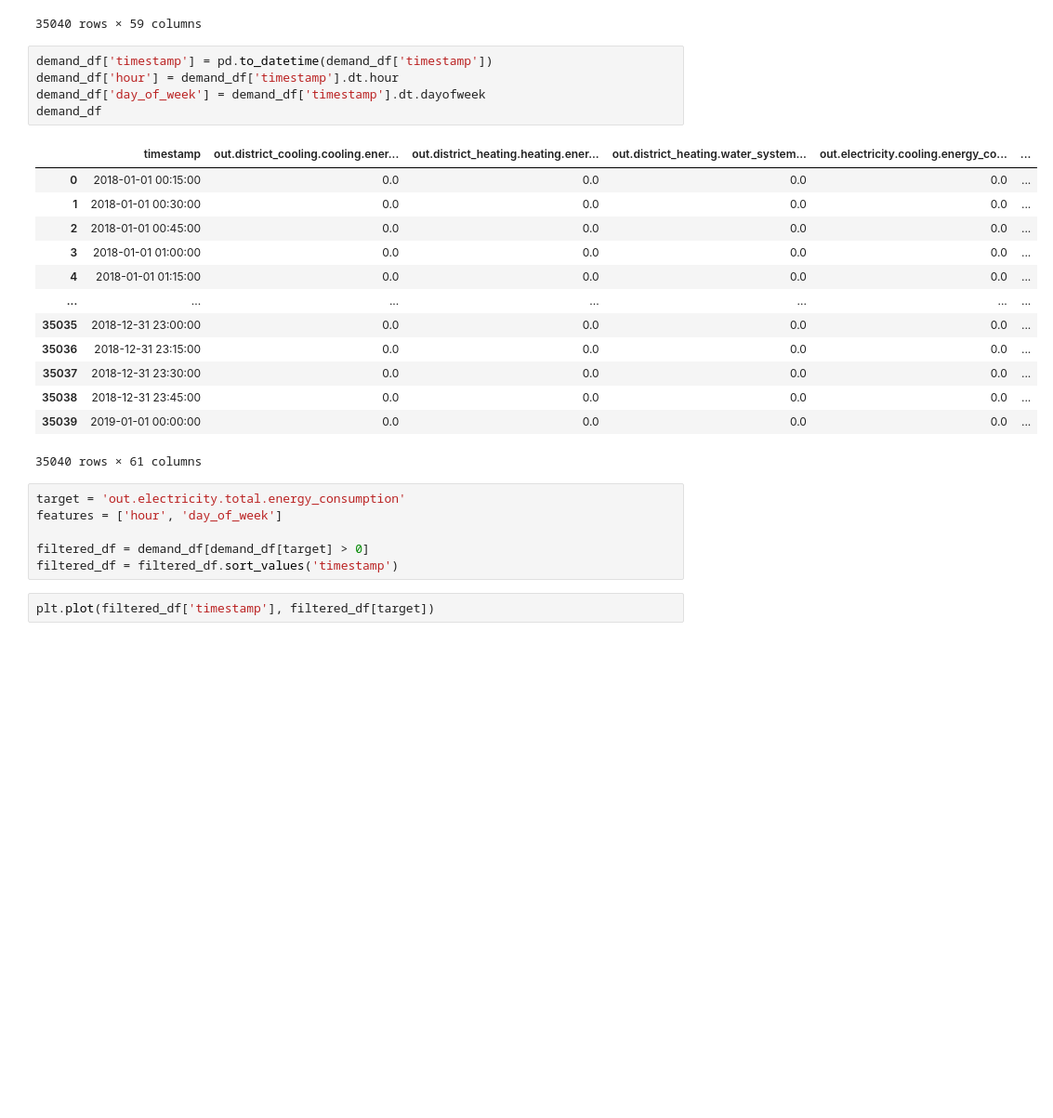
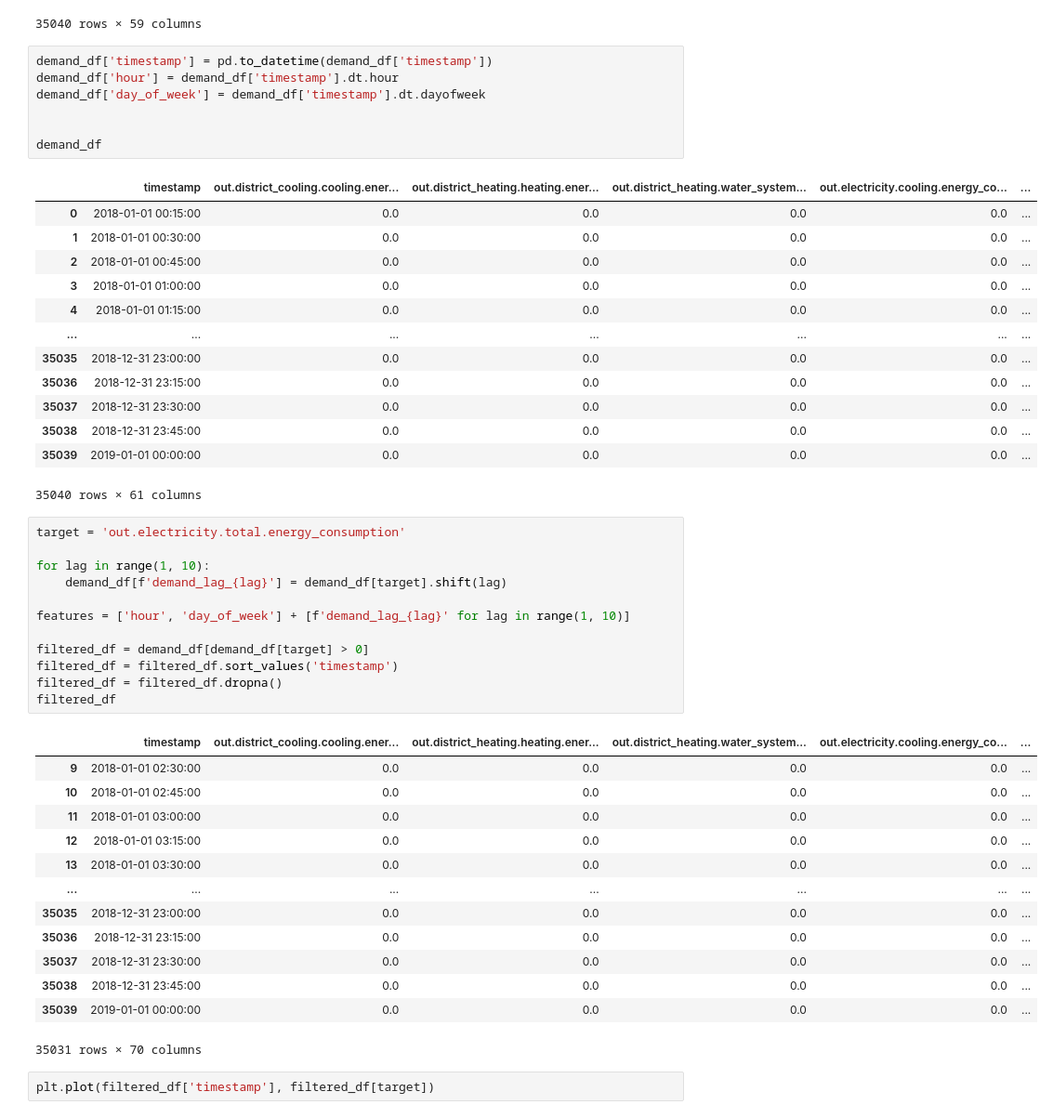
Before and after one commit to alexanderkell/Probabilistic-Forecasting, a Jupyter notebook: notebooks/1.0-ajmk-initial-exploration.ipynb, the cells around one changed output. Shown at 93% size. Saved outputs shown, nothing was run; the diff lists cells and outputs as text; blank space fills up the shorter version.

```diff
--- a/notebooks/1.0-ajmk-initial-exploration.ipynb
+++ b/notebooks/1.0-ajmk-initial-exploration.ipynb
@@ -27,6 +27,8 @@ demand_df
 demand_df['timestamp'] = pd.to_datetime(demand_df['timestamp'])
 demand_df['hour'] = demand_df['timestamp'].dt.hour
 demand_df['day_of_week'] = demand_df['timestamp'].dt.dayofweek
+
+
 demand_df
 # %% [output]
 |  | timestamp | out.district_cooling.cooling.ener... | out.district_heating.heating.ener... | out.district_heating.water_system... | out.electricity.cooling.energy_co... | ... |
@@ -44,10 +46,30 @@ demand_df
 35040 rows × 61 columns
 # %%
 target = 'out.electricity.total.energy_consumption'
-features = ['hour', 'day_of_week']
+
+for lag in range(1, 10):
+    demand_df[f'demand_lag_{lag}'] = demand_df[target].shift(lag)
+
+features = ['hour', 'day_of_week'] + [f'demand_lag_{lag}' for lag in range(1, 10)]
 
 filtered_df = demand_df[demand_df[target] > 0]
 filtered_df = filtered_df.sort_values('timestamp')
+filtered_df = filtered_df.dropna()
+filtered_df
+# %% [output]
+|  | timestamp | out.district_cooling.cooling.ener... | out.district_heating.heating.ener... | out.district_heating.water_system... | out.electricity.cooling.energy_co... | ... |
+| 9 | 2018-01-01 02:30:00 | 0.0 | 0.0 | 0.0 | 0.0 | ... |
+| 10 | 2018-01-01 02:45:00 | 0.0 | 0.0 | 0.0 | 0.0 | ... |
+| 11 | 2018-01-01 03:00:00 | 0.0 | 0.0 | 0.0 | 0.0 | ... |
+| 12 | 2018-01-01 03:15:00 | 0.0 | 0.0 | 0.0 | 0.0 | ... |
+| 13 | 2018-01-01 03:30:00 | 0.0 | 0.0 | 0.0 | 0.0 | ... |
+| ... | ... | ... | ... | ... | ... | ... |
+| 35035 | 2018-12-31 23:00:00 | 0.0 | 0.0 | 0.0 | 0.0 | ... |
+| 35036 | 2018-12-31 23:15:00 | 0.0 | 0.0 | 0.0 | 0.0 | ... |
+| 35037 | 2018-12-31 23:30:00 | 0.0 | 0.0 | 0.0 | 0.0 | ... |
+| 35038 | 2018-12-31 23:45:00 | 0.0 | 0.0 | 0.0 | 0.0 | ... |
+| 35039 | 2019-01-01 00:00:00 | 0.0 | 0.0 | 0.0 | 0.0 | ... |
+35031 rows × 70 columns
 # %%
 plt.plot(filtered_df['timestamp'], filtered_df[target])
 # %% [output]
```
Also changed, not shown: parts of 6 cells of this notebook.
